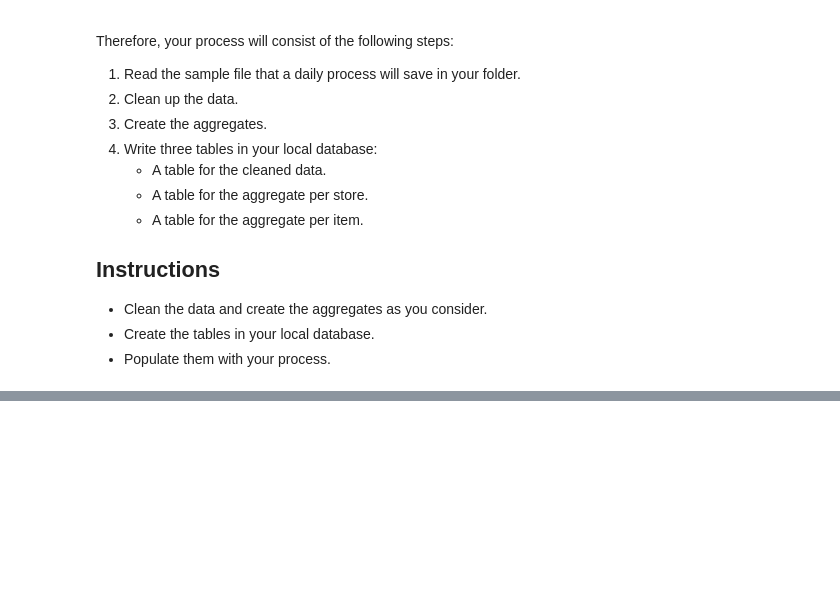
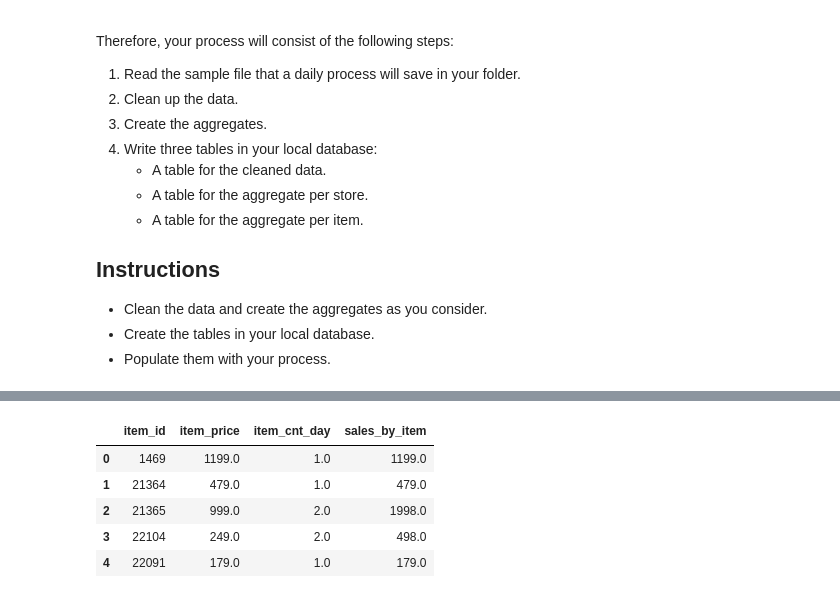
Before and after one commit to ta-data-bcn/lab-df-calculation-and-transformation, a Jupyter notebook: your-code/main.ipynb, the cells around one changed output, grey strips where cells are left out. Drawn from its saved outputs; the diff is of its cells as text; code cells hidden in the pictures; blank space fills up the shorter version.

```diff
--- a/your-code/main.ipynb
+++ b/your-code/main.ipynb
@@ -31,0 +119,10 @@ Therefore, your process will consist of the following steps:
+# %%
+sales_by_item = pd.DataFrame(retailsales.drop(columns = ['shop_id', 'date']))
+sales_by_item.head()
+# %% [output]
+|  | item_id | item_price | item_cnt_day | sales_by_item |
+| 0 | 1469 | 1199.0 | 1.0 | 1199.0 |
+| 1 | 21364 | 479.0 | 1.0 | 479.0 |
+| 2 | 21365 | 999.0 | 2.0 | 1998.0 |
+| 3 | 22104 | 249.0 | 2.0 | 498.0 |
+| 4 | 22091 | 179.0 | 1.0 | 179.0 |
```
Also changed, not shown: parts of 14 cells of this notebook, 3 other files.
